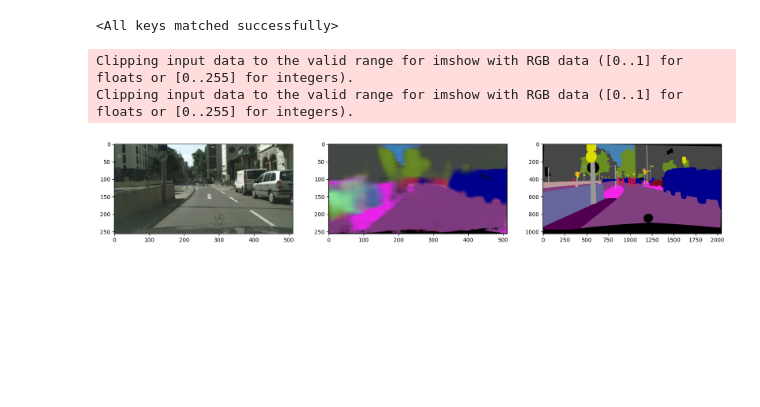
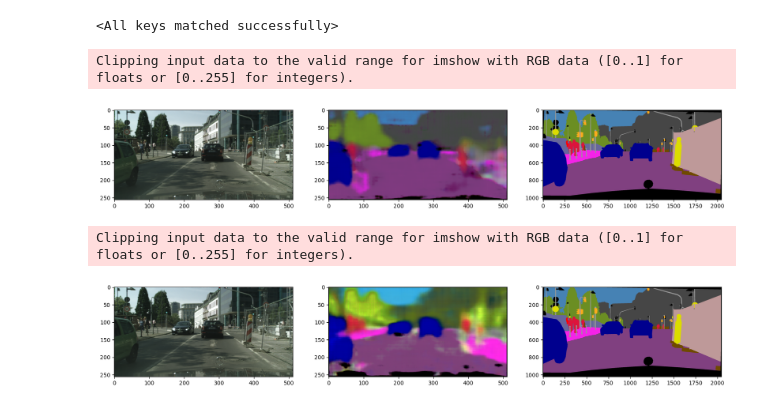
Before and after one commit to alfhj/cityscapes-segmentation, a Jupyter notebook: unet_inference.ipynb, the cells around one changed output. Cells and saved outputs as stored; diff of their text form; code cells hidden in the pictures; blank space fills up the shorter version.

```diff
--- a/unet_inference.ipynb
+++ b/unet_inference.ipynb
@@ -10,34 +10,43 @@ train_path = glob('data/leftImg8bit/train/*/*leftImg8bit.png')
 val_path = glob('data/leftImg8bit/val/*/*leftImg8bit.png')
 
 model = UNet(3).float().to(device)
-checkpoint = torch.load('weights/unetsegment_final.pt')
+checkpoint = torch.load('weights/unetsegment2.pt')
 model.load_state_dict(checkpoint['model_state_dict'])
+
+model1 = UNet(3).float().to(device)
+checkpoint1 = torch.load('weights/unetsegment3.pt')
+model1.load_state_dict(checkpoint1['model_state_dict'])
 # %% [output]
 <All keys matched successfully>
 # %%
 
 img_path = random.choice(val_path)
 label_path = img_path.replace("leftImg8bit", "gtFine").replace(".png", "_color.png")
 img = plt.imread(img_path)
 label = plt.imread(label_path)
 h, w = img.shape[:2]
 
 transform = transforms.Compose([
     transforms.ToTensor(),
     transforms.Resize((h//4, w//4), antialias=True),
     #transforms.ColorJitter(brightness=0.4, contrast=0.4, saturation=0.4, hue=0.2),
 ])
 
-img_in = transform(img).to(device)[None]
-output = model(img_in).cpu().detach()[0].numpy().transpose(1, 2, 0)
-img_in = img_in.cpu().detach()[0].numpy().transpose(1, 2, 0)
+def plot(img_in, model_in, label_in):
+    img_in = transform(img_in).to(device)[None]
+    output = model_in(img_in).cpu().detach()[0].numpy().transpose(1, 2, 0)
+    img_in = img_in.cpu().detach()[0].numpy().transpose(1, 2, 0)
 
-fig, ax = plt.subplots(1, 3, figsize=(20, 5))
-ax[0].imshow(img_in)
-ax[1].imshow(output)
-ax[2].imshow(label)
-plt.show()
+    fig, ax = plt.subplots(1, 3, figsize=(20, 5))
+    ax[0].imshow(img_in)
+    ax[1].imshow(output)
+    ax[2].imshow(label_in)
+    plt.show()
+
+plot(img, model, label)
+plot(img, model1, label)
 # %% [output]
 Clipping input data to the valid range for imshow with RGB data ([0..1] for floats or [0..255] for integers).
-Clipping input data to the valid range for imshow with RGB data ([0..1] for floats or [0..255] for integers).
-[figure, old version]
+[figure, new version]
+Clipping input data to the valid range for imshow with RGB data ([0..1] for floats or [0..255] for integers).
+[figure, added]
```
Also changed, not shown: 3 other files.
